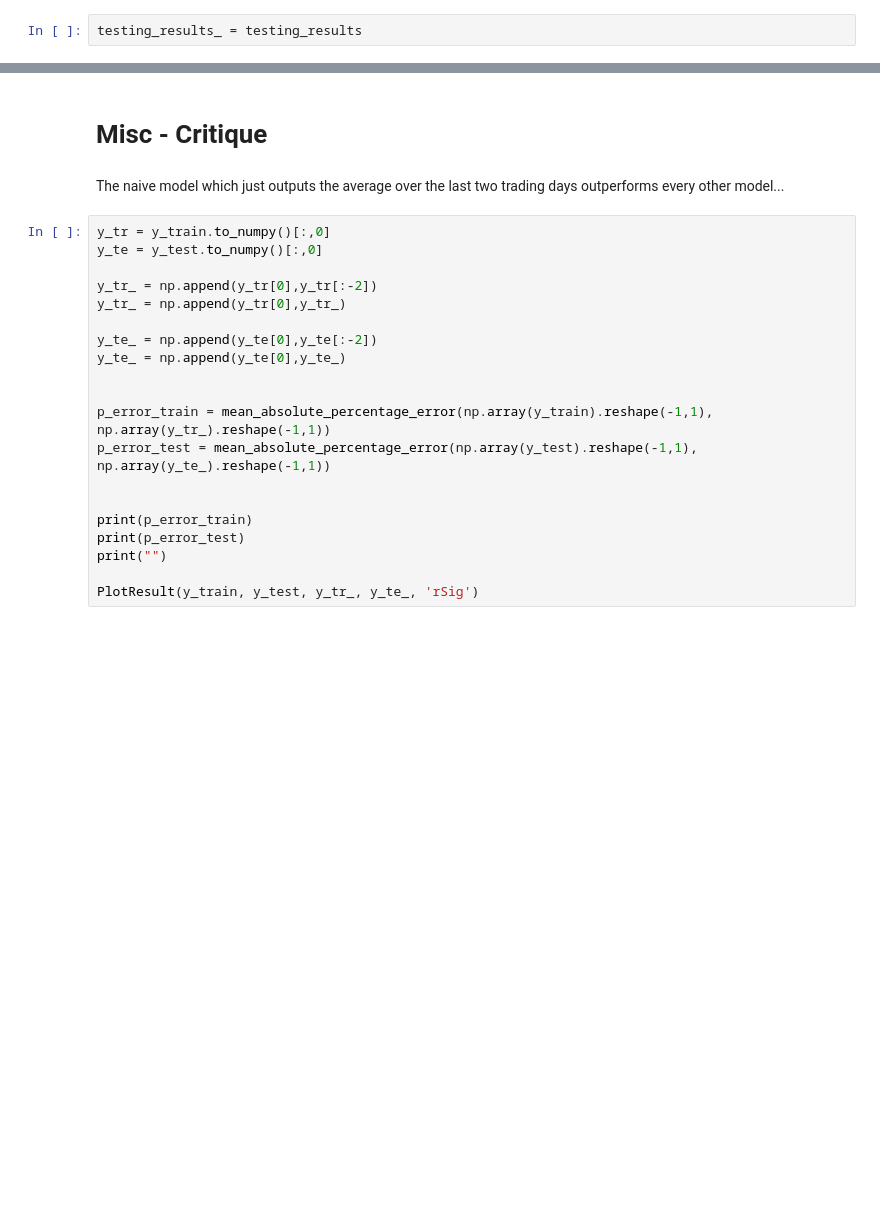
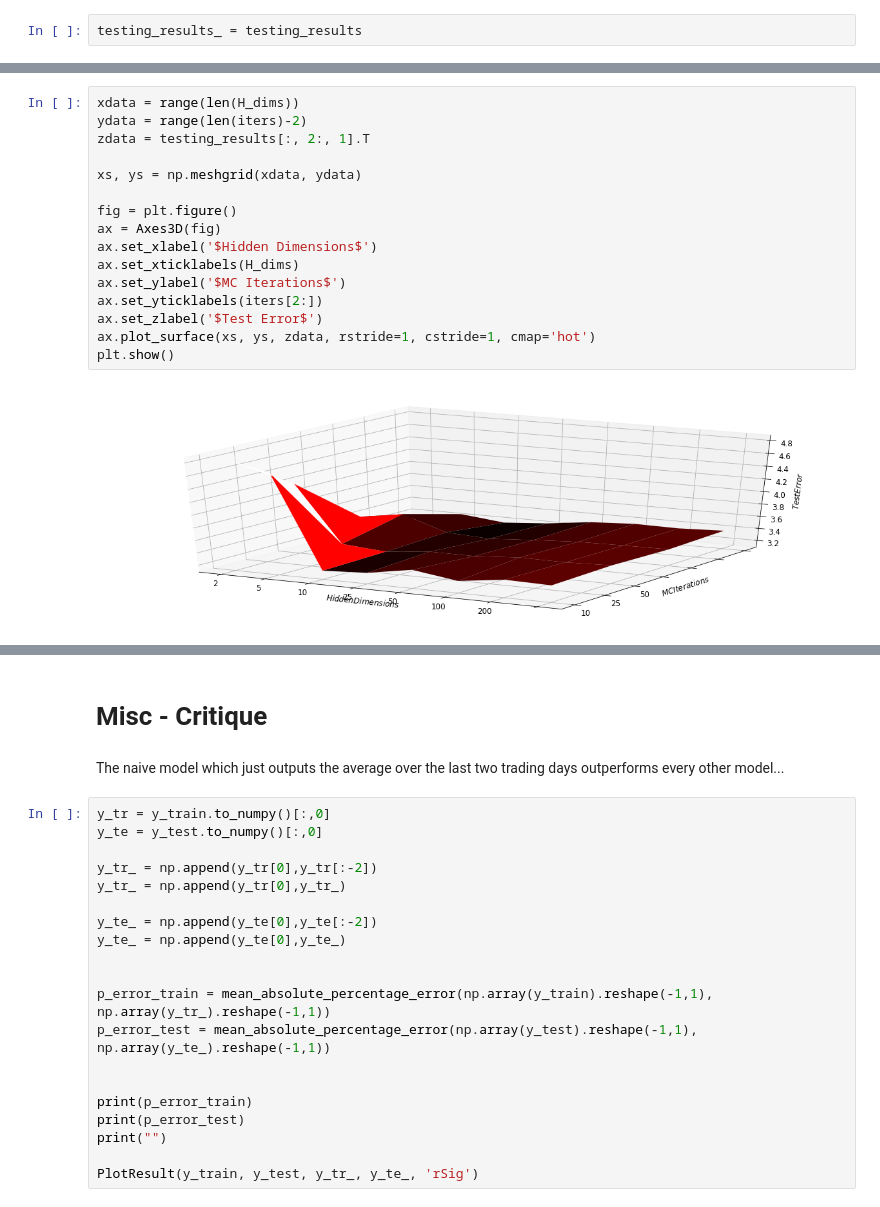
Before and after one commit to MucaCirone/Master_Thesis, a Jupyter notebook: BTC_rSig.ipynb, the cells around one changed output, grey strips where cells are left out. Saved outputs shown, nothing was run; the diff lists cells and outputs as text; blank space fills up the shorter version.

```diff
--- a/BTC_rSig.ipynb
+++ b/BTC_rSig.ipynb
@@ -558 +579,19 @@ plt.show()
+# %%
+xdata = range(len(H_dims))
+ydata = range(len(iters)-2)
+zdata = testing_results[:, 2:, 1].T
+
+xs, ys = np.meshgrid(xdata, ydata)
+
+fig = plt.figure()
+ax = Axes3D(fig)
+ax.set_xlabel('$Hidden Dimensions$')
+ax.set_xticklabels(H_dims)
+ax.set_ylabel('$MC Iterations$')
+ax.set_yticklabels(iters[2:])
+ax.set_zlabel('$Test Error$')
+ax.plot_surface(xs, ys, zdata, rstride=1, cstride=1, cmap='hot')
+plt.show()
+# %% [output]
+[figure, added]
 # %%
```
Also changed, not shown: parts of 9 cells of this notebook.
